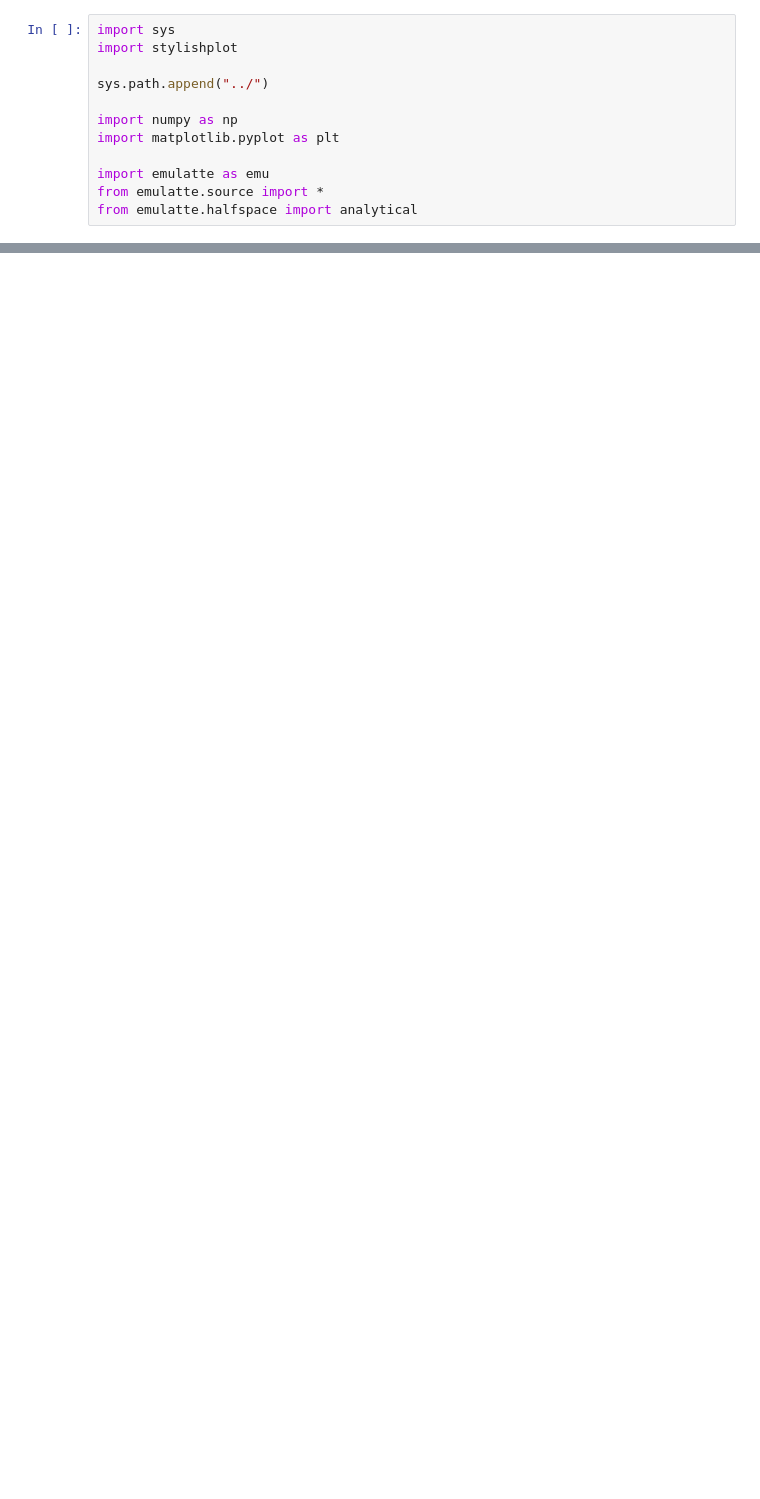
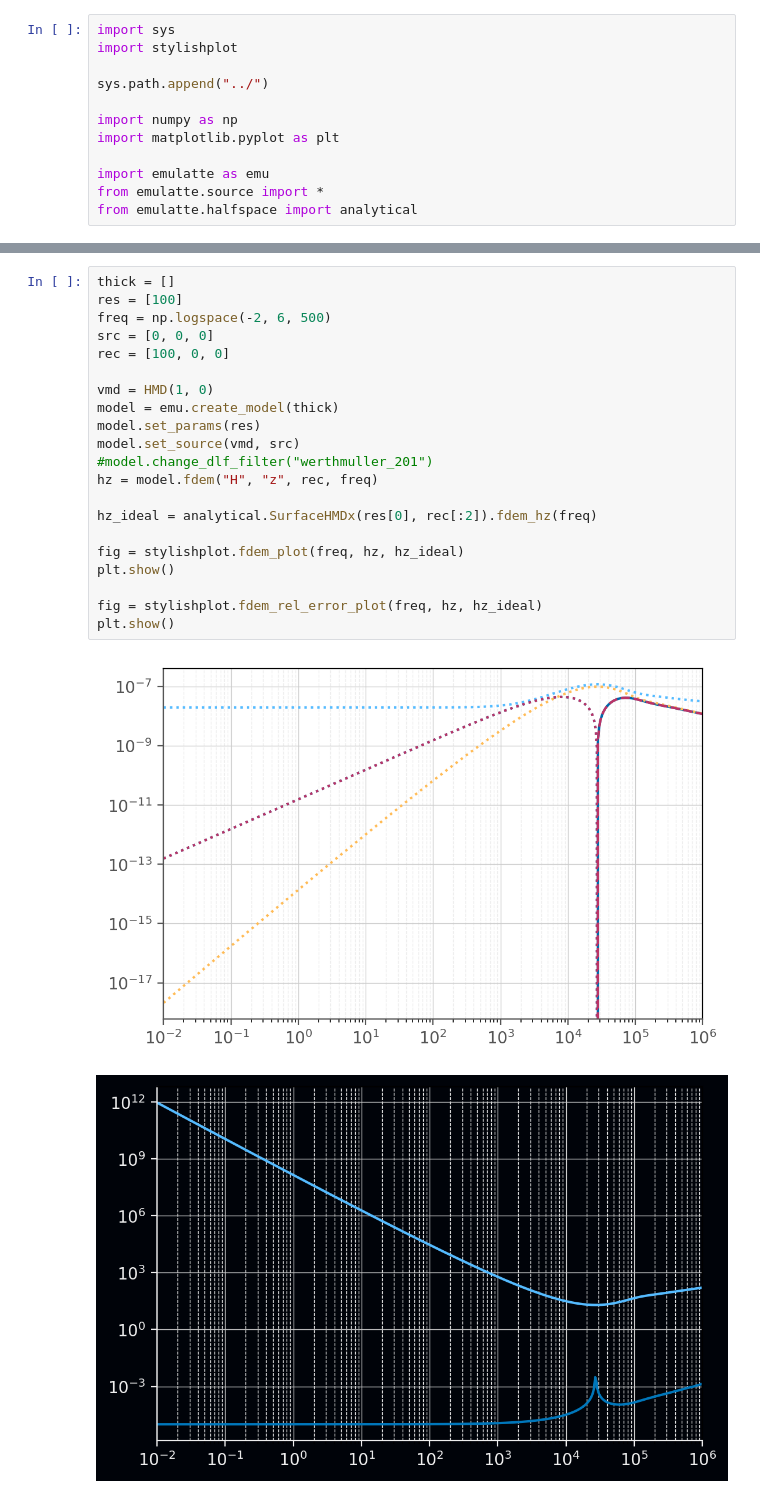
Before and after one commit to WasedaGeophysics/emulatte, a Jupyter notebook: example/playgrounds.ipynb, the cells around one changed output, grey strips where cells are left out. Saved outputs shown, nothing was run; the diff lists cells and outputs as text; blank space fills up the shorter version.

```diff
--- a/example/playgrounds.ipynb
+++ b/example/playgrounds.ipynb
@@ -12,0 +15,24 @@ from emulatte.halfspace import analytical
+# %%
+thick = []
+res = [100]
+freq = np.logspace(-2, 6, 500)
+src = [0, 0, 0]
+rec = [100, 0, 0]
+
+vmd = HMD(1, 0)
+model = emu.create_model(thick)
+model.set_params(res)
+model.set_source(vmd, src)
+#model.change_dlf_filter("werthmuller_201")
+hz = model.fdem("H", "z", rec, freq)
+
+hz_ideal = analytical.SurfaceHMDx(res[0], rec[:2]).fdem_hz(freq)
+
+fig = stylishplot.fdem_plot(freq, hz, hz_ideal)
+plt.show()
+
+fig = stylishplot.fdem_rel_error_plot(freq, hz, hz_ideal)
+plt.show()
+# %% [output]
+[figure, added]
+[figure, added]
```
Also changed, not shown: parts of 17 cells of this notebook, 12 other files.
